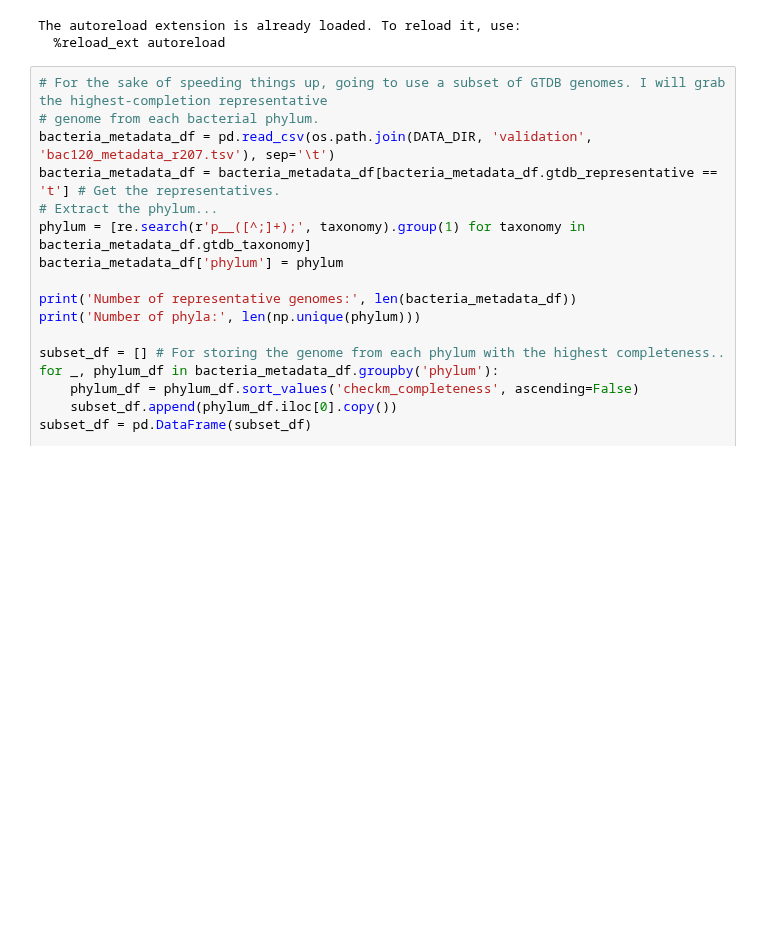
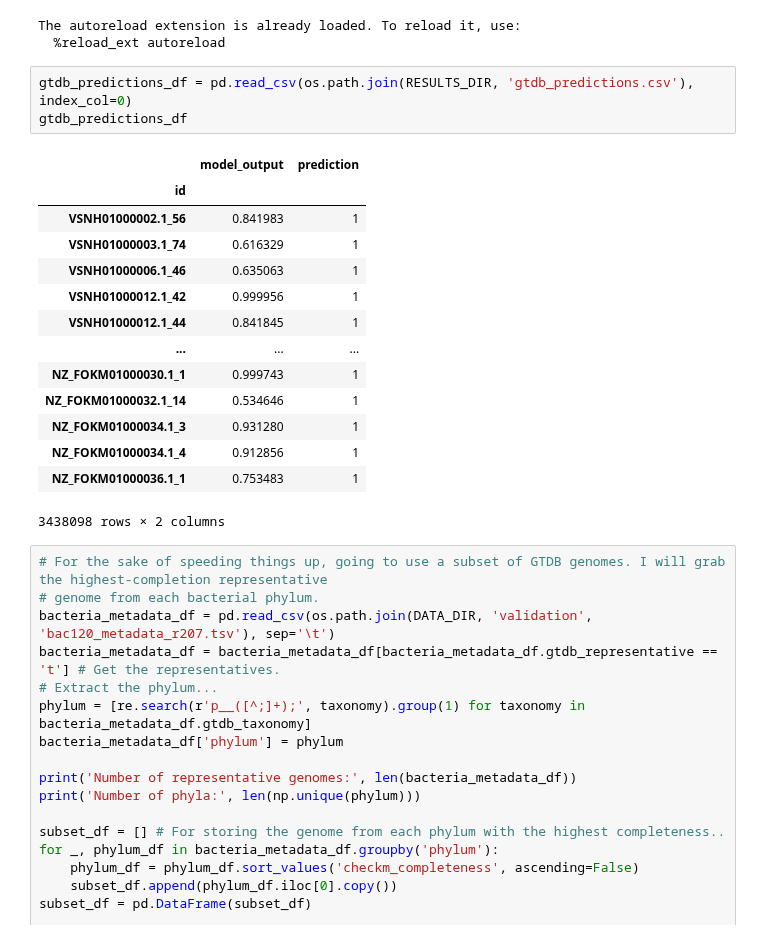
Before and after one commit to pipparichter/selenobot, a Jupyter notebook: notebooks/sandbox.ipynb, the cells around one changed output. Drawn from its saved outputs; the diff is of its cells as text; blank space fills up the shorter version.

```diff
--- a/notebooks/sandbox.ipynb
+++ b/notebooks/sandbox.ipynb
@@ -36,6 +36,24 @@ SCRIPTS_DIR = os.path.join(ROOT_DIR, 'scripts') # Get the path where results are
 # %% [output]
 The autoreload extension is already loaded. To reload it, use:
   %reload_ext autoreload
+# %%
+gtdb_predictions_df = pd.read_csv(os.path.join(RESULTS_DIR, 'gtdb_predictions.csv'), index_col=0)
+gtdb_predictions_df
+# %% [output]
+|  | model_output | prediction |
+| id |  |  |
+| VSNH01000002.1_56 | 0.841983 | 1 |
+| VSNH01000003.1_74 | 0.616329 | 1 |
+| VSNH01000006.1_46 | 0.635063 | 1 |
+| VSNH01000012.1_42 | 0.999956 | 1 |
+| VSNH01000012.1_44 | 0.841845 | 1 |
+| ... | ... | ... |
+| NZ_FOKM01000030.1_1 | 0.999743 | 1 |
+| NZ_FOKM01000032.1_14 | 0.534646 | 1 |
+| NZ_FOKM01000034.1_3 | 0.931280 | 1 |
+| NZ_FOKM01000034.1_4 | 0.912856 | 1 |
+| NZ_FOKM01000036.1_1 | 0.753483 | 1 |
+3438098 rows × 2 columns
 # %%
 # For the sake of speeding things up, going to use a subset of GTDB genomes. I will grab the highest-completion representative
 # genome from each bacterial phylum.
```
Also changed, not shown: parts of 2 cells of this notebook, 1 other file.
